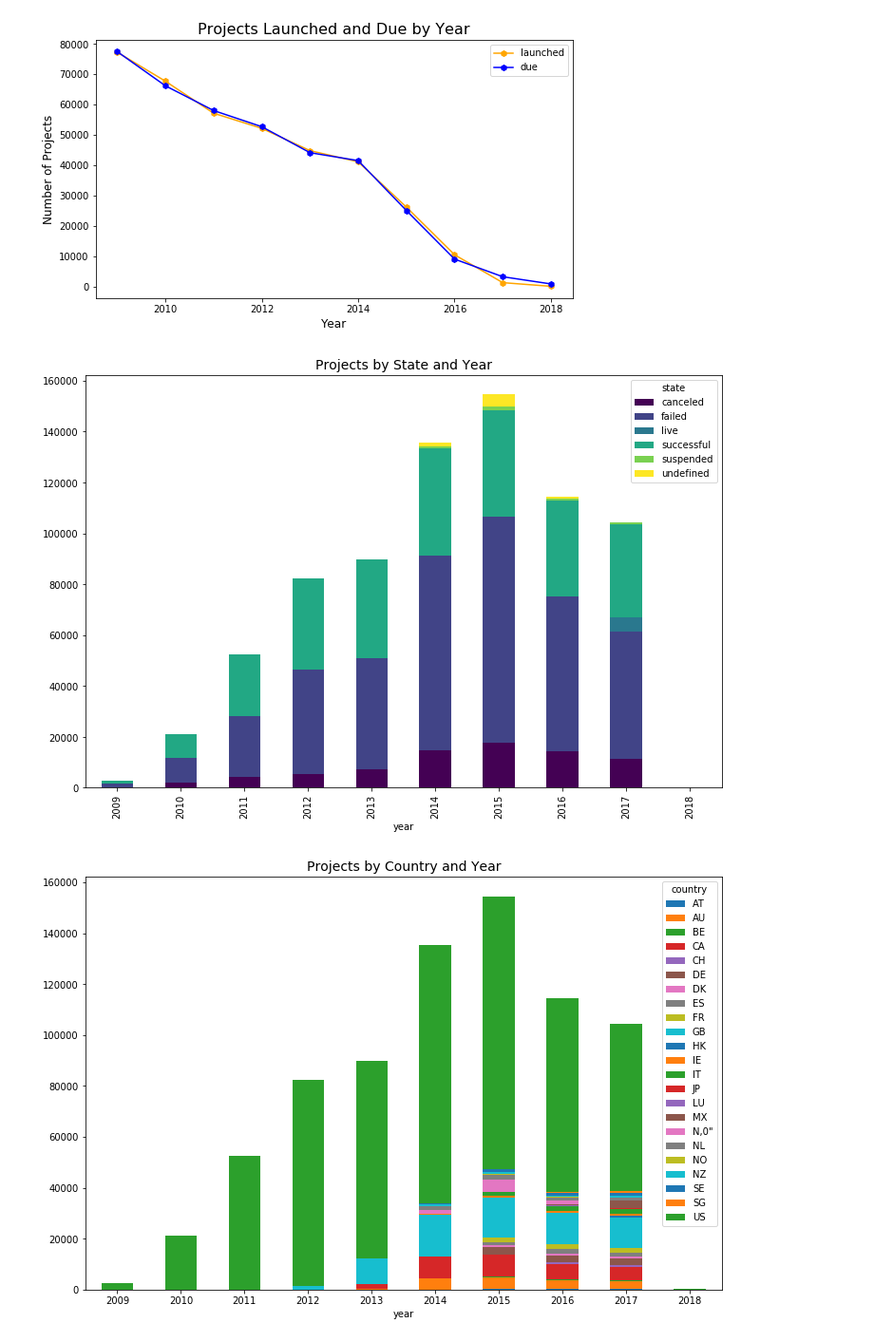
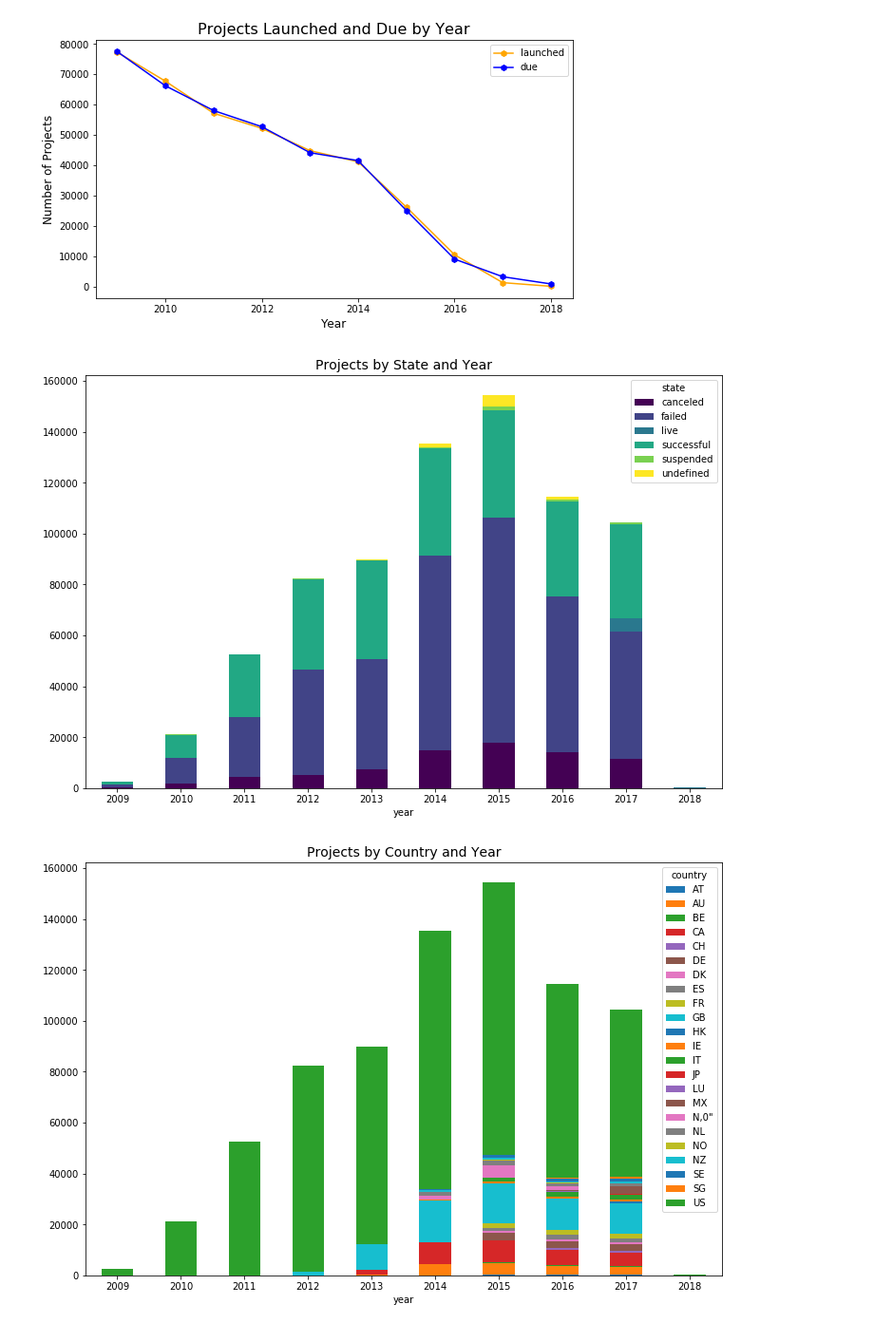
Before and after one commit to cloudmesh-community/fa18-523-60, a Jupyter notebook: project-report/bin/BDAA Project - Time Series.ipynb, the cells around one changed output. Shown: that part at 95% size. Drawn from its saved outputs; the diff is of its cells as text; code cells hidden in the pictures.

Commit message:
added comment to BDAA Project - Time Series.ipynb

```diff
--- a/project-report/bin/BDAA Project - Time Series.ipynb
+++ b/project-report/bin/BDAA Project - Time Series.ipynb
@@ -157,10 +159,11 @@ plt.savefig("Time Series 1 - Launched and Due Projects by Year.png")
 # %%
 clean_df[['year', 'state']].pivot_table(columns='state', index='year', aggfunc=np.size).plot(kind='bar', figsize=(12, 8), stacked = True, colormap='viridis')
 plt.title("Projects by State and Year", fontsize = 14)
+plt.xticks(rotation='horizontal')
 
-plt.savefig("Time Series 2 - Projects by State and Year.png")
+plt.savefig("t2.png")
 # %% [output]
-[figure, old version]
+[figure, new version]
 # %%
 clean_df[['year', 'country']].pivot_table(columns='country', index='year', aggfunc=np.size).plot(kind='bar', figsize=(12, 8), stacked = True)
 plt.title("Projects by Country and Year", fontsize = 14)
```
Also changed, not shown: parts of 1 cell of this notebook.
